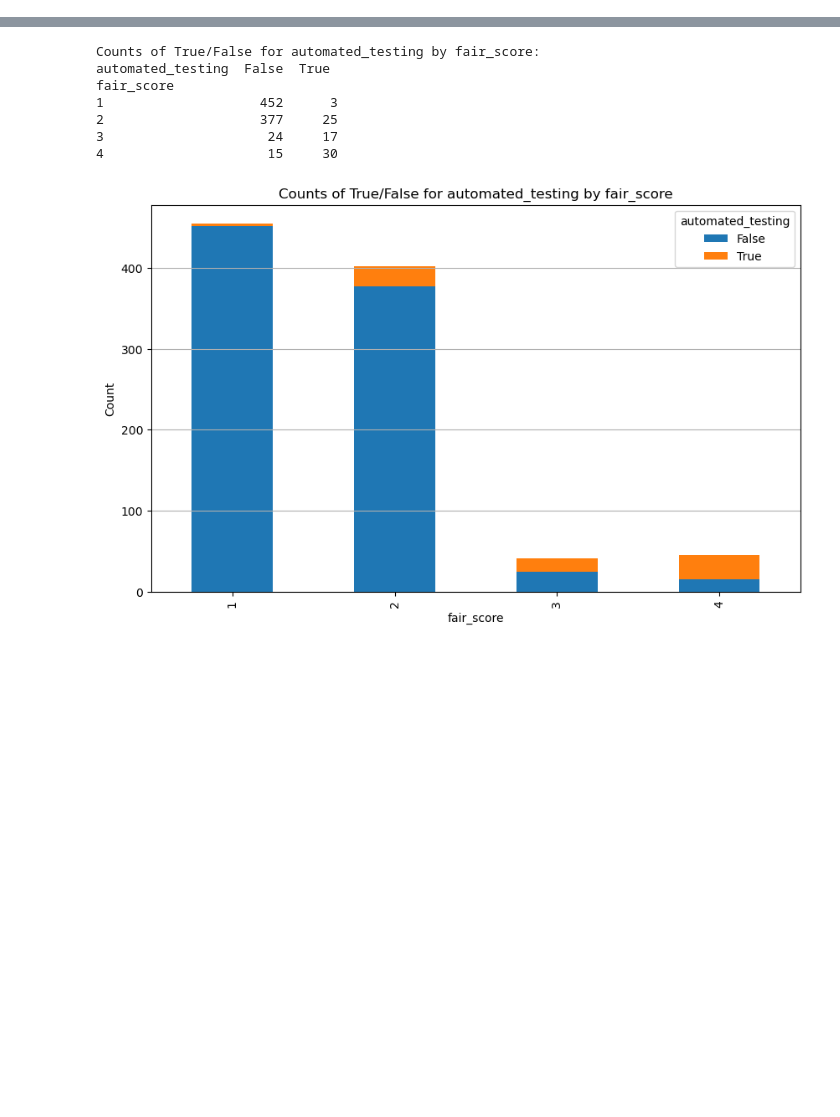
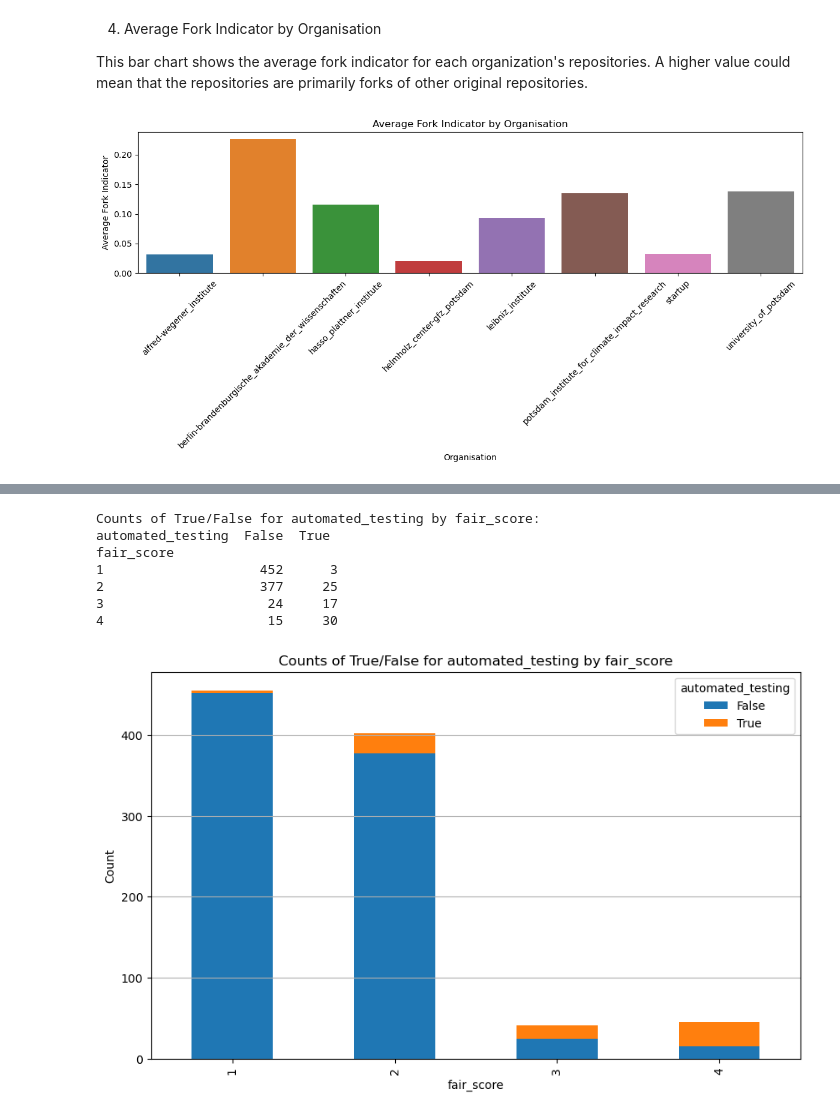
Before and after one commit to Software-Engineering-Group-UP/FAIR-test, a Jupyter notebook: Data_Collection/results/analysis_potsdam.ipynb, the cells around one changed output, grey strips where cells are left out. Drawn from its saved outputs; the diff is of its cells as text; code cells hidden in the pictures; blank space fills up the shorter version.

```diff
--- a/Data_Collection/results/analysis_potsdam.ipynb
+++ b/Data_Collection/results/analysis_potsdam.ipynb
@@ -59,0 +111,15 @@ plt.show()
+# %% [markdown]
+4. Average Fork Indicator by Organisation
+
+This bar chart shows the average fork indicator for each organization's repositories. A higher value could mean that the repositories are primarily forks of other original repositories.
+# %%
+plt.figure(figsize=(12, 6))
+sns.barplot(x='organisation', y='fork', data=df_grouped)
+plt.title('Average Fork Indicator by Organisation')
+plt.xlabel('Organisation')
+plt.ylabel('Average Fork Indicator')
+plt.xticks(rotation=45)
+plt.tight_layout()
+plt.show()
+# %% [output]
+[figure, added]
```
Also changed, not shown: parts of 43 cells of this notebook, 1 other file.
